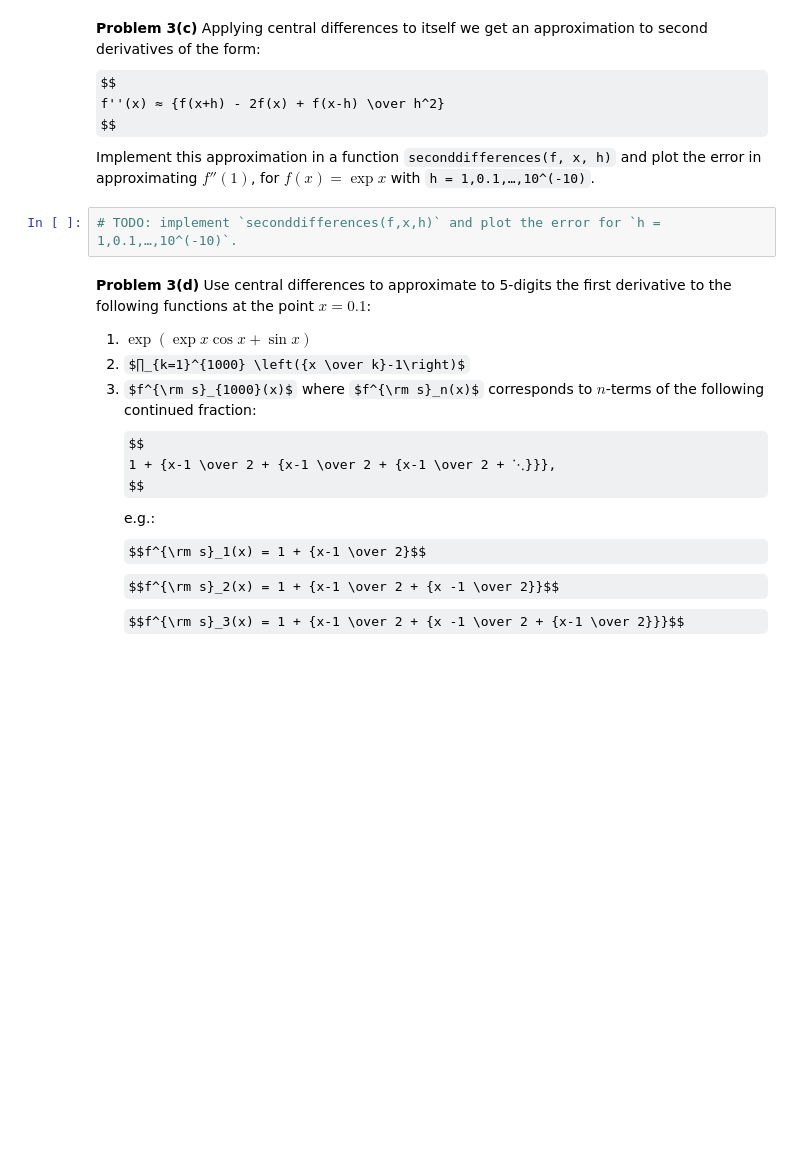
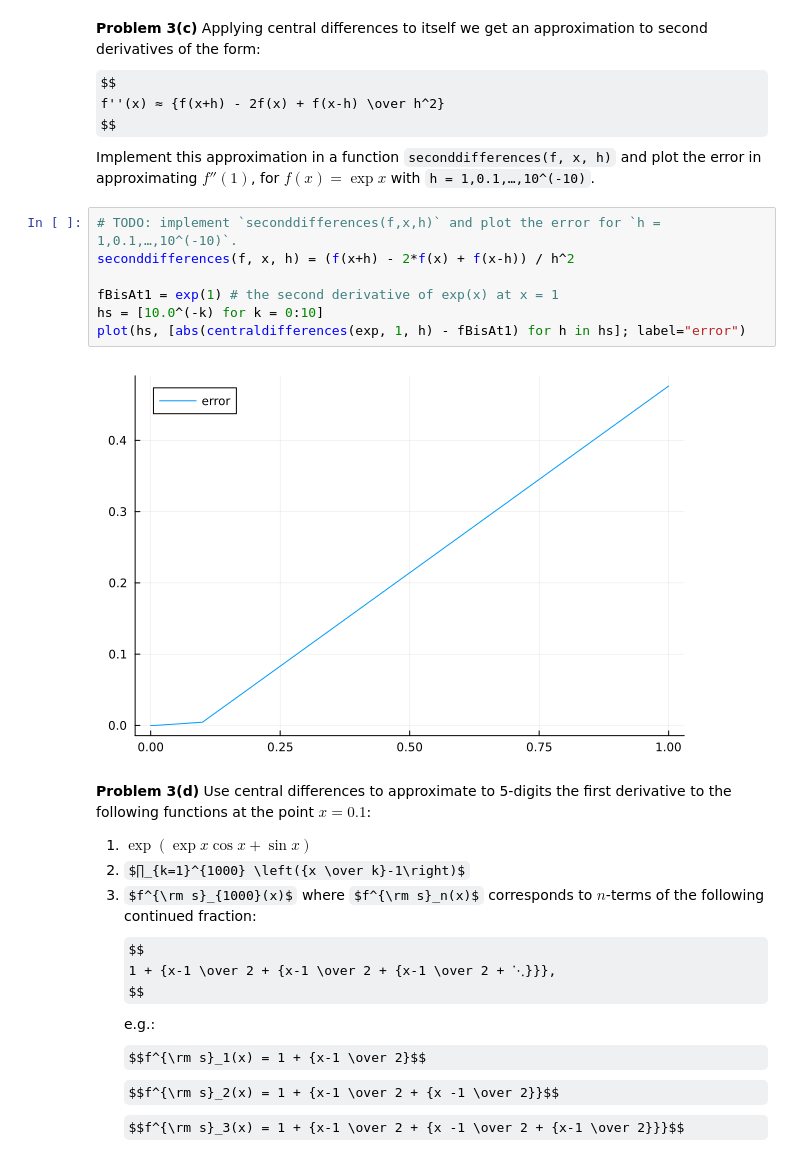
Before and after one commit to jCabala/learn-by-practise, a Jupyter notebook: numericalAnalysisICL/lab1.ipynb, the cells around one changed output. Cells and saved outputs as stored; diff of their text form; some formulas as TeX source; blank space fills up the shorter version.

```diff
--- a/numericalAnalysisICL/lab1.ipynb
+++ b/numericalAnalysisICL/lab1.ipynb
@@ -399,8 +407,15 @@ $$
 $$
 Implement this approximation in a function `seconddifferences(f, x, h)`
 and plot the error in approximating $f''(1)$, for $f(x) = \exp x$ with `h = 1,0.1,…,10^(-10)`.
-# %%
-# TODO: implement `seconddifferences(f,x,h)` and plot the error for `h = 1,0.1,…,10^(-10)`.
+# %%
+# TODO: implement `seconddifferences(f,x,h)` and plot the error for `h = 1,0.1,…,10^(-10)`.
+seconddifferences(f, x, h) = (f(x+h) - 2*f(x) + f(x-h)) / h^2
+
+fBisAt1 = exp(1) # the second derivative of exp(x) at x = 1
+hs = [10.0^(-k) for k = 0:10]
+plot(hs, [abs(centraldifferences(exp, 1, h) - fBisAt1) for h in hs]; label="error")
+# %% [output]
+[figure, added]
 # %% [markdown]
 **Problem 3(d)** Use central differences to approximate to 5-digits the first
 derivative to the following functions
```
Also changed, not shown: parts of 7 cells of this notebook.
